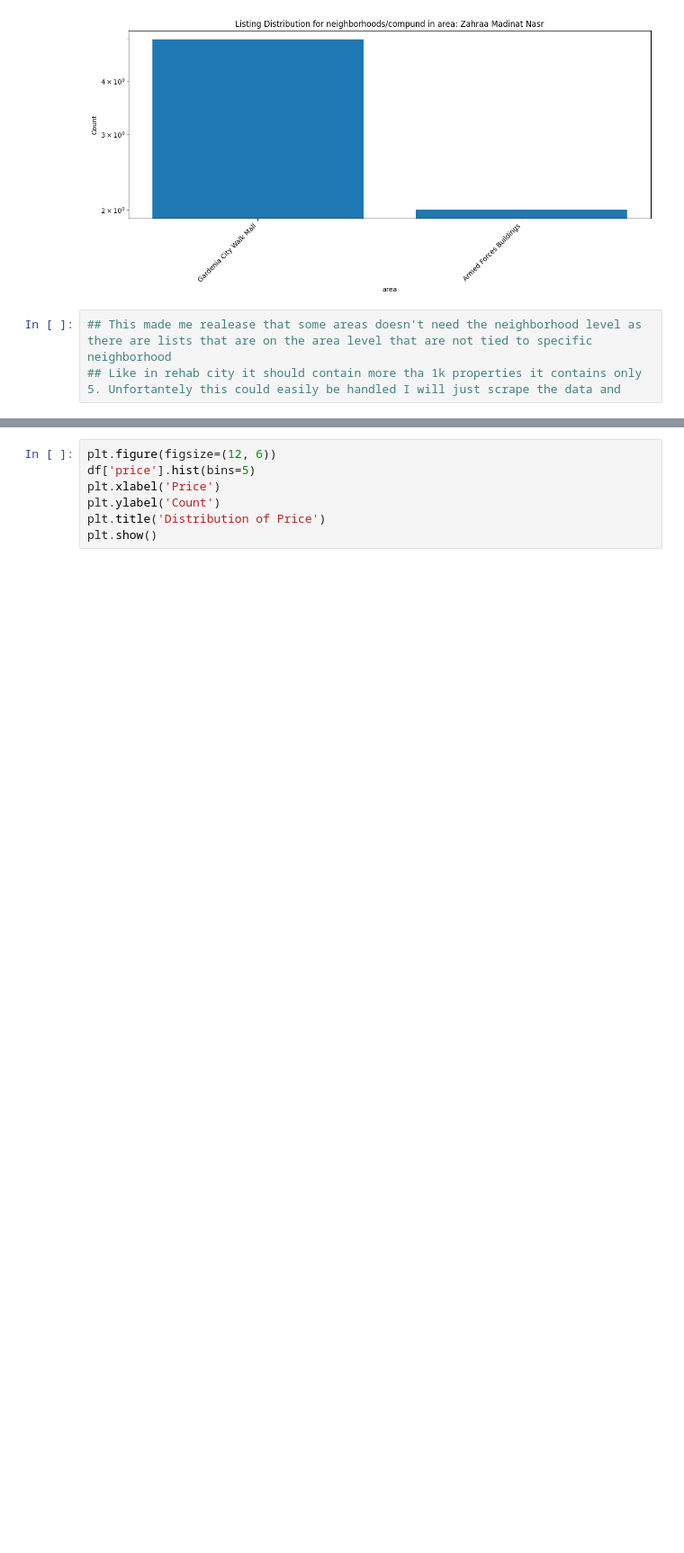
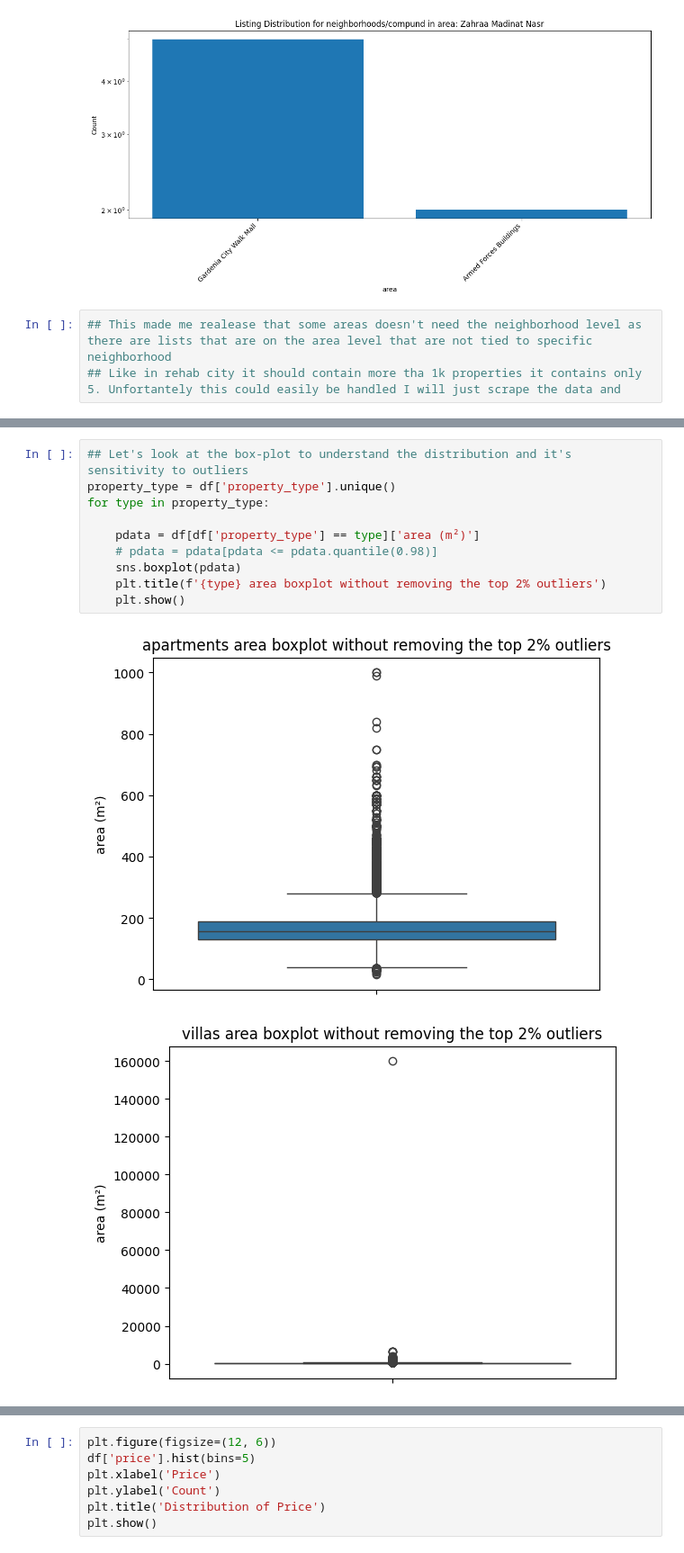
Before and after one commit to MarwanAshrafMakhlouf/cairo_real_state_intelligence_platform, a Jupyter notebook: notebooks/EDA.ipynb, the cells around one changed output, grey strips where cells are left out. Shown at 90% size. Cells and saved outputs as stored; diff of their text form; blank space fills up the shorter version.

```diff
--- a/notebooks/EDA.ipynb
+++ b/notebooks/EDA.ipynb
@@ -196,0 +323,13 @@ for district in districts:
+# %%
+## Let's look at the box-plot to understand the distribution and it's sensitivity to outliers
+property_type = df['property_type'].unique()
+for type in property_type:
+
+    pdata = df[df['property_type'] == type]['area (m²)']
+    # pdata = pdata[pdata <= pdata.quantile(0.98)]
+    sns.boxplot(pdata)
+    plt.title(f'{type} area boxplot without removing the top 2% outliers')
+    plt.show()
+# %% [output]
+[figure, added]
+[figure, added]
```
Also changed, not shown: parts of 33 cells of this notebook, 1 other file.
